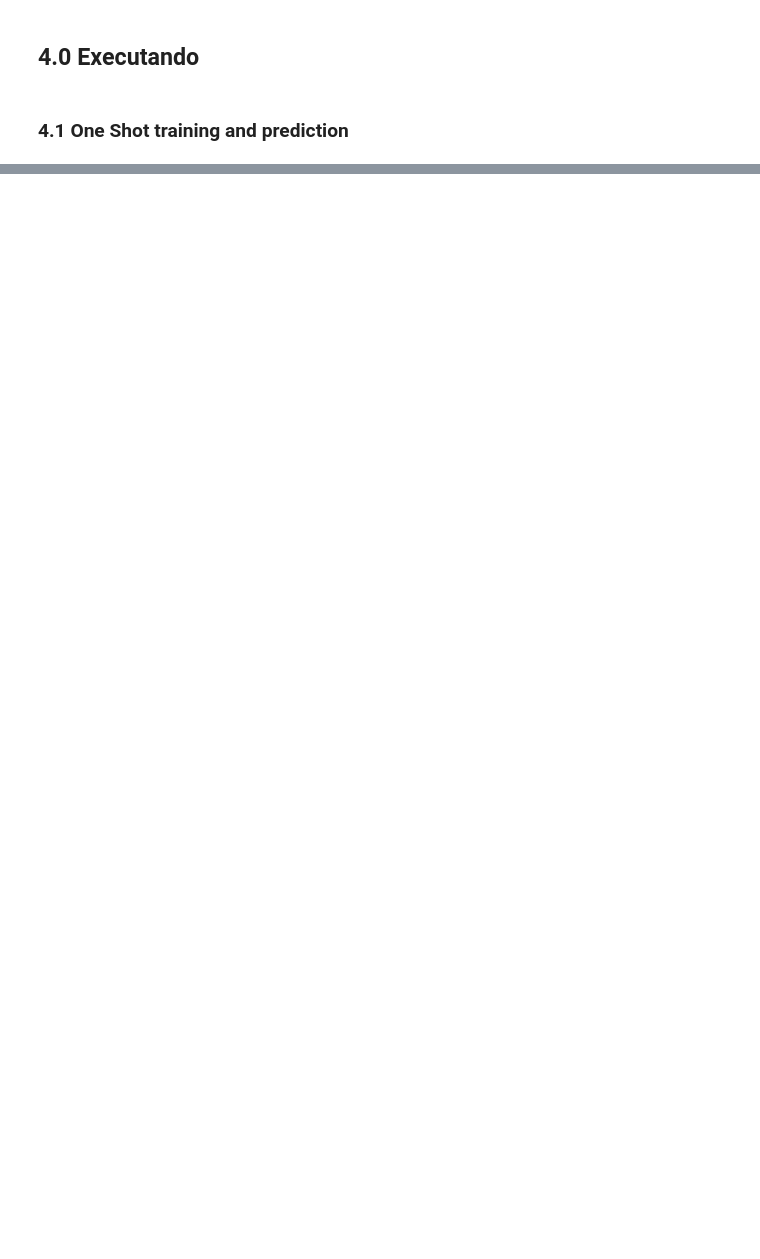
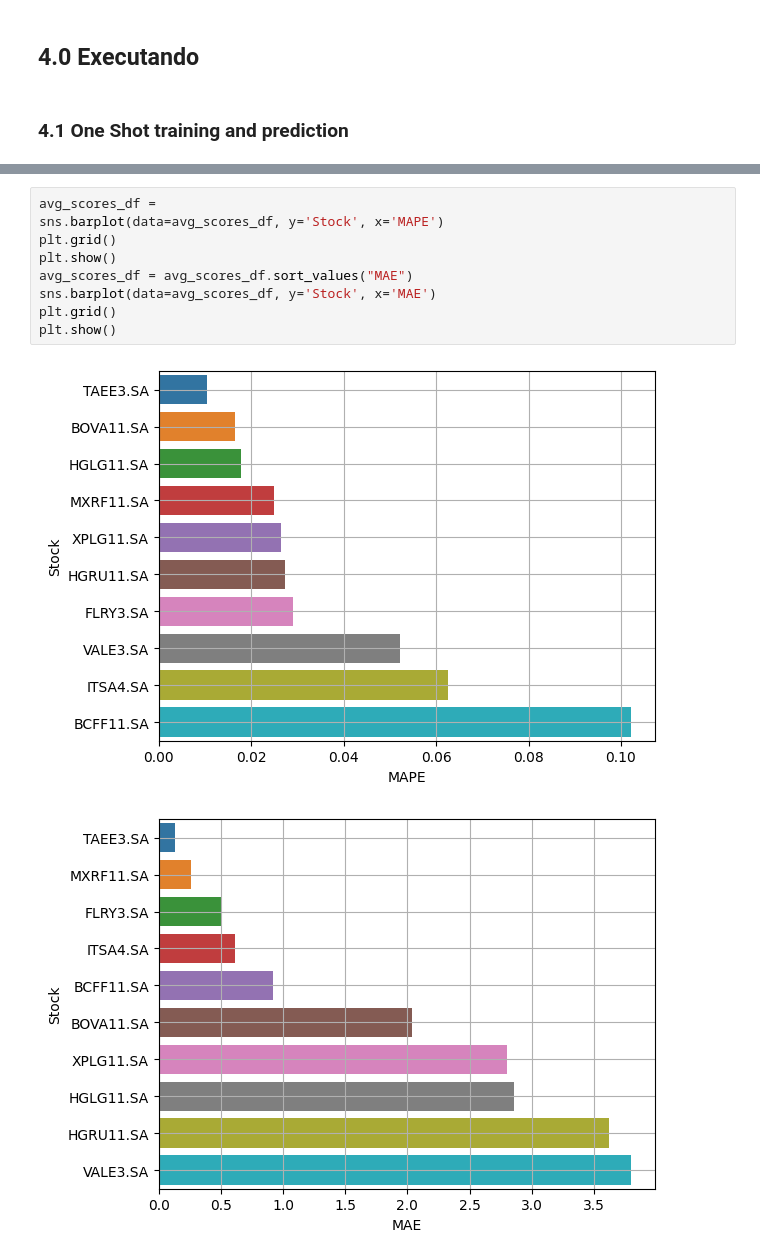
Before and after one commit to micheldearaujo/forecasting_stocks, a Jupyter notebook: notebooks/3.0-mal-exploring-xgboost.ipynb, the cells around one changed output, grey strips where cells are left out. Cells and saved outputs as stored; diff of their text form; blank space fills up the shorter version.

```diff
--- a/notebooks/3.0-mal-exploring-xgboost.ipynb
+++ b/notebooks/3.0-mal-exploring-xgboost.ipynb
@@ -597,0 +685,12 @@ predictions_df
+# %%
+avg_scores_df =
+sns.barplot(data=avg_scores_df, y='Stock', x='MAPE')
+plt.grid()
+plt.show()
+avg_scores_df = avg_scores_df.sort_values("MAE")
+sns.barplot(data=avg_scores_df, y='Stock', x='MAE')
+plt.grid()
+plt.show()
+# %% [output]
+[figure, added]
+[figure, added]
```
Also changed, not shown: parts of 15 cells of this notebook, 6 other files.
